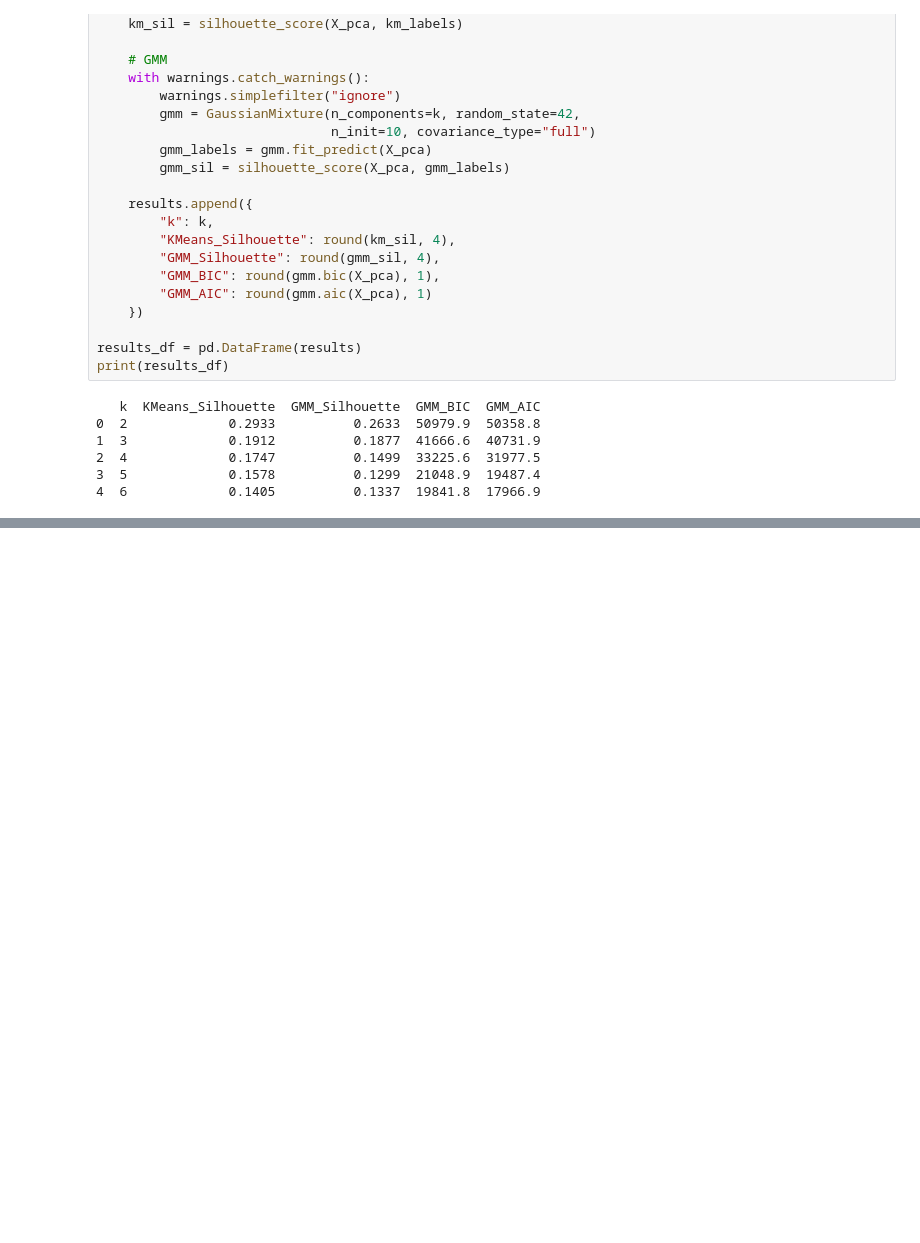
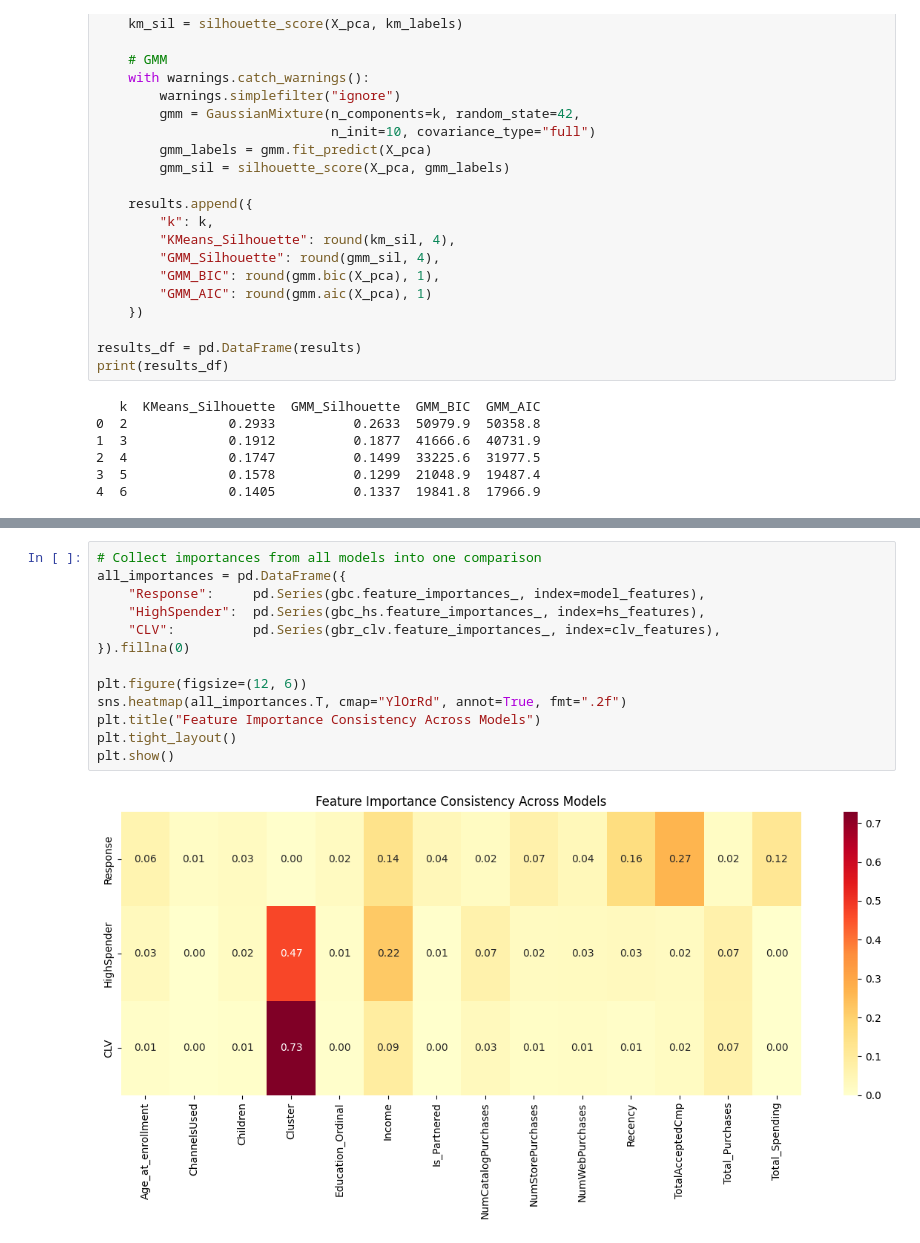
Before and after one commit to bouhlet0/Customer-Personality-Analysis, a Jupyter notebook: Customer_Personality_Analysis.ipynb, the cells around one changed output, grey strips where cells are left out. Saved outputs shown, nothing was run; the diff lists cells and outputs as text; blank space fills up the shorter version.

Commit message:
Added Feature importance by model, partial dependence plots and model error analysis

```diff
--- a/Customer_Personality_Analysis.ipynb
+++ b/Customer_Personality_Analysis.ipynb
@@ -1702,0 +1706,15 @@ GMM ARI: 0.752 +- 0.281
+# %%
+# Collect importances from all models into one comparison
+all_importances = pd.DataFrame({
+    "Response":     pd.Series(gbc.feature_importances_, index=model_features),
+    "HighSpender":  pd.Series(gbc_hs.feature_importances_, index=hs_features),
+    "CLV":          pd.Series(gbr_clv.feature_importances_, index=clv_features),
+}).fillna(0)
+
+plt.figure(figsize=(12, 6))
+sns.heatmap(all_importances.T, cmap="YlOrRd", annot=True, fmt=".2f")
+plt.title("Feature Importance Consistency Across Models")
+plt.tight_layout()
+plt.show()
+# %% [output]
+[figure, added]
```
Also changed, not shown: parts of 10 cells of this notebook.
